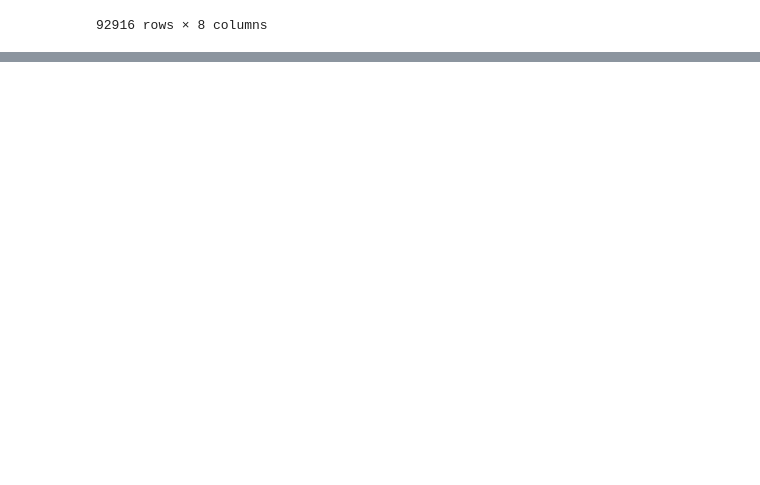
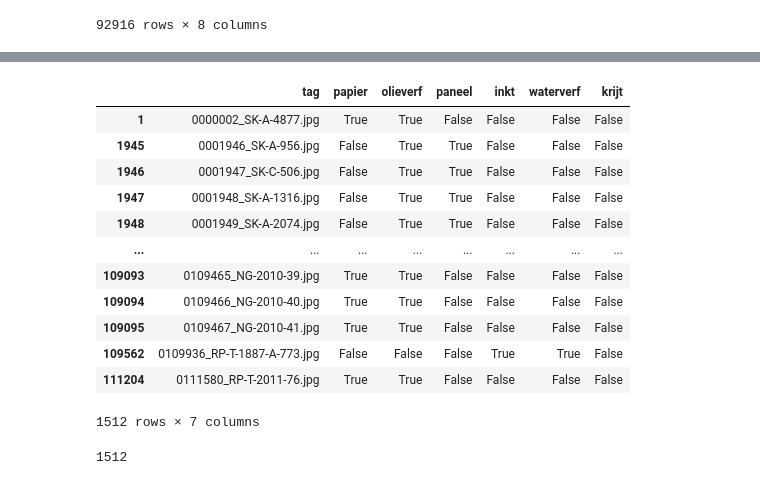
Before and after one commit to XingxinHE/Chief_Curator_Griffin, a Jupyter notebook: 02_Discover_Interesting_Data.ipynb, the cells around one changed output, grey strips where cells are left out. Saved outputs shown, nothing was run; the diff lists cells and outputs as text; code cells hidden in the pictures; blank space fills up the shorter version.

```diff
--- a/02_Discover_Interesting_Data.ipynb
+++ b/02_Discover_Interesting_Data.ipynb
@@ -1099,0 +1278,20 @@ material_single_label_df.to_csv('material_single_label_df.csv')
+# %%
+material_df.iloc[not_one_true_index, :]
+# %% [output]
+|  | tag | papier | olieverf | paneel | inkt | waterverf | krijt |
+| 1 | 0000002_SK-A-4877.jpg | True | True | False | False | False | False |
+| 1945 | 0001946_SK-A-956.jpg | False | True | True | False | False | False |
+| 1946 | 0001947_SK-C-506.jpg | False | True | True | False | False | False |
+| 1947 | 0001948_SK-A-1316.jpg | False | True | True | False | False | False |
+| 1948 | 0001949_SK-A-2074.jpg | False | True | True | False | False | False |
+| ... | ... | ... | ... | ... | ... | ... | ... |
+| 109093 | 0109465_NG-2010-39.jpg | True | True | False | False | False | False |
+| 109094 | 0109466_NG-2010-40.jpg | True | True | False | False | False | False |
+| 109095 | 0109467_NG-2010-41.jpg | True | True | False | False | False | False |
+| 109562 | 0109936_RP-T-1887-A-773.jpg | False | False | False | True | True | False |
+| 111204 | 0111580_RP-T-2011-76.jpg | True | True | False | False | False | False |
+1512 rows × 7 columns
+# %%
+len(not_one_true_index)
+# %% [output]
+1512
```
Also changed, not shown: parts of 22 cells of this notebook.
